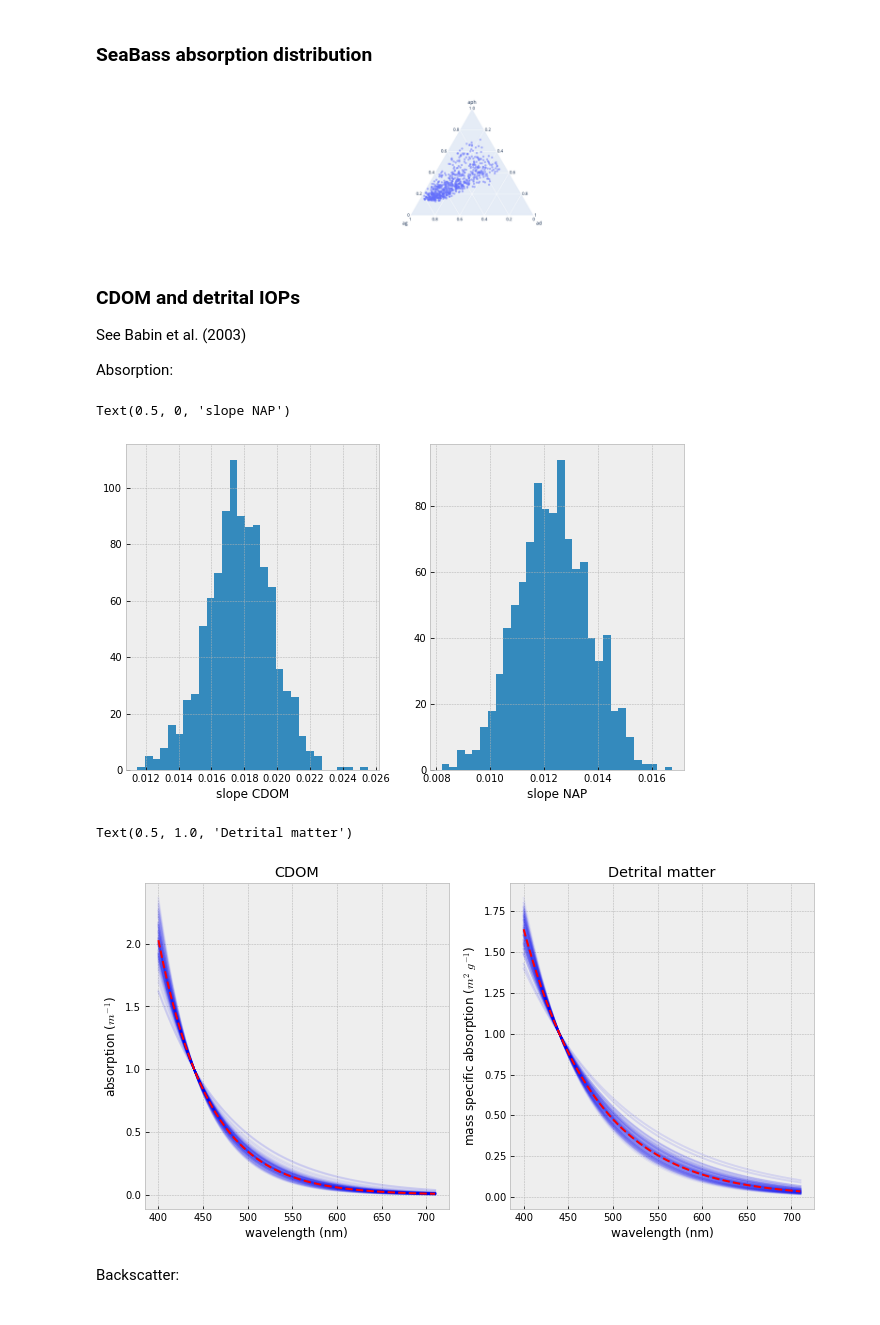
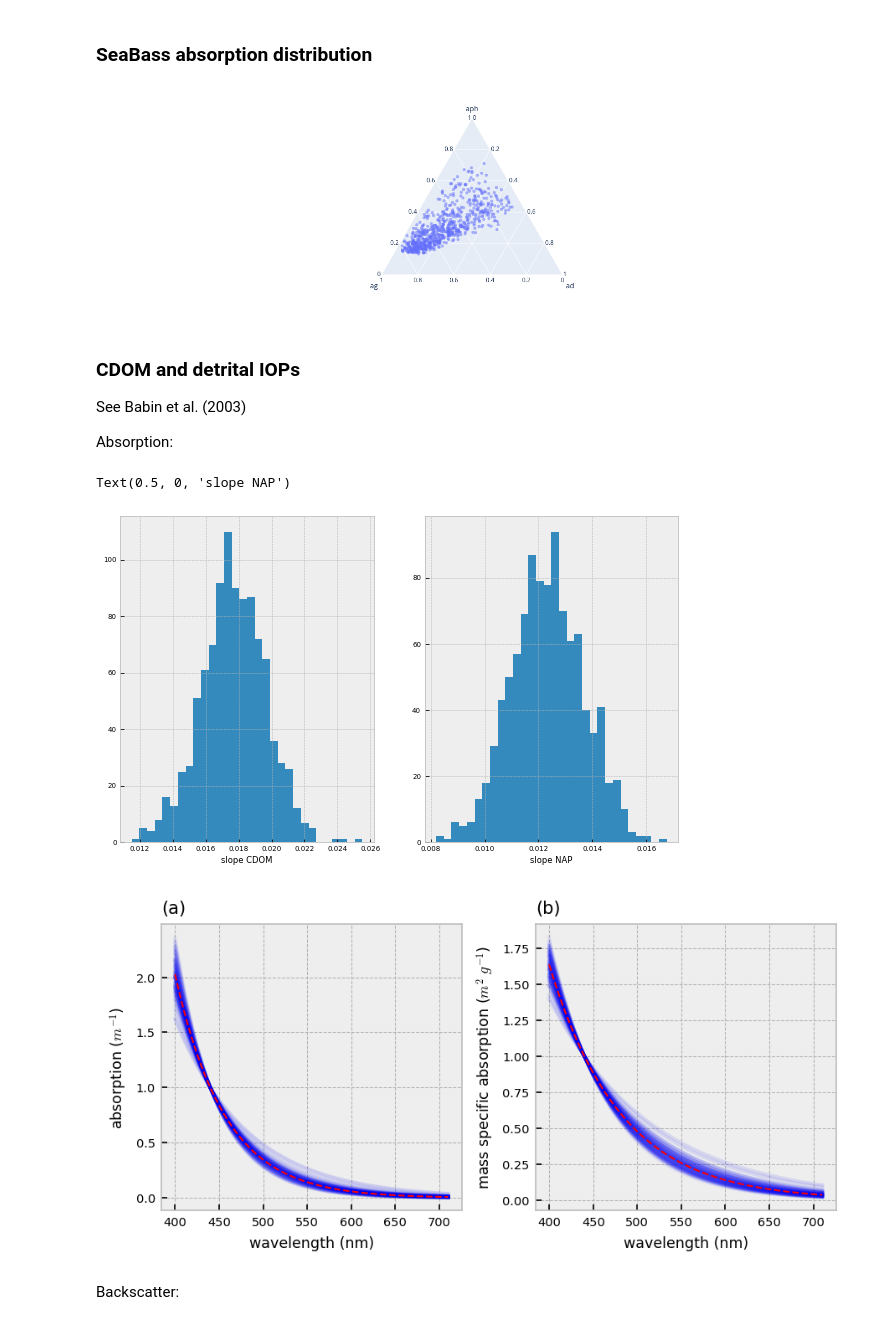
Before and after one commit to tadz-io/hydropt, a Jupyter notebook: notebooks/0.4-hyperspectral_iop_dataset.ipynb, the cells around one changed output. Cells and saved outputs as stored; diff of their text form; code cells hidden in the pictures.

```diff
--- a/notebooks/0.4-hyperspectral_iop_dataset.ipynb
+++ b/notebooks/0.4-hyperspectral_iop_dataset.ipynb
@@ -9,7 +9,11 @@ import xarray as xr
 # %%
 plt.style.use('bmh')
 plt.rcParams['figure.figsize'] = (8,4)
+plt.rcParams.update({'font.size': 7})
+plt.rcParams.update({"font.family": "DejaVu Sans"})
 cstyles = [i['color'] for i in plt.style.library['ggplot']['axes.prop_cycle']]
+# from inches to cm
+cm = 1/2.54
 # %%
 wbands_hs = np.arange(400,711, 5)
 # %% [markdown]
@@ -22,7 +26,7 @@ p_ternary = px.scatter_ternary(a440_range, a='aph', b='ag', c='ad', opacity=.5)
 # %%
 p_ternary.show()
 # %% [output]
-[figure, old version]
+[figure, new version]
 # %% [markdown]
 ### CDOM and detrital IOPs
 See Babin et al. (2003)
@@ -42,7 +46,7 @@ ax[1].hist(s_nap, bins=30);
 ax[1].set_xlabel('slope NAP')
 # %% [output]
 Text(0.5, 0, 'slope NAP')
-[figure, old version]
+[figure, new version]
 # %%
 # spectral CDOM absorption
 a_cdom = lambda ag_440: ag_440*np.exp(-np.random.choice(s_cdom)*(wbands_hs-440))
@@ -59,22 +63,24 @@ adm_440 = lambda aph_440: p1(aph_440)*aph_440
 ag_440 = lambda aph_440: p2(aph_440)*aph_440
 # %%
 np.random.seed(1)
-fig, ax = plt.subplots(1,2, figsize=(12,6))
+fig, ax = plt.subplots(1,2, figsize=(6,3), dpi=150)
 
 [ax[0].plot(wbands_hs, a_cdom(1), color='blue', alpha=.05) for _ in range(100)];
-ax[0].plot(wbands_hs, np.exp(-s_cdom.mean()*(wbands_hs-440)), linestyle='--', color='red')
+ax[0].plot(wbands_hs, np.exp(-s_cdom.mean()*(wbands_hs-440)), linestyle='--', linewidth=1, color='red')
 ax[0].set_xlabel('wavelength (nm)')
 ax[0].set_ylabel('absorption ($m^{-1}$)')
-ax[0].set_title('CDOM')
+ax[0].set_title('(a)', loc='left')
 
 [ax[1].plot(wbands_hs, a_dm(1), color='blue', alpha=.05) for _ in range(100)];
-ax[1].plot(wbands_hs, np.exp(-s_nap.mean()*(wbands_hs-440)), linestyle='--', color='red')
+ax[1].plot(wbands_hs, np.exp(-s_nap.mean()*(wbands_hs-440)), linestyle='--', linewidth=1, color='red')
 ax[1].set_xlabel('wavelength (nm)')
 ax[1].set_ylabel('mass specific absorption ($m^{2}\ g^{-1}$)')
-ax[1].set_title('Detrital matter')
+ax[1].set_title('(b)', loc='left')
+
+plt.tight_layout()
+plt.savefig('cdom_dm_absorption.svg', format='svg')
 # %% [output]
-Text(0.5, 1.0, 'Detrital matter')
-[figure, old version]
+[figure, new version]
 # %% [markdown]
 Backscatter:
 # %%
```
Also changed, not shown: parts of 5 cells of this notebook, 5 other files.
